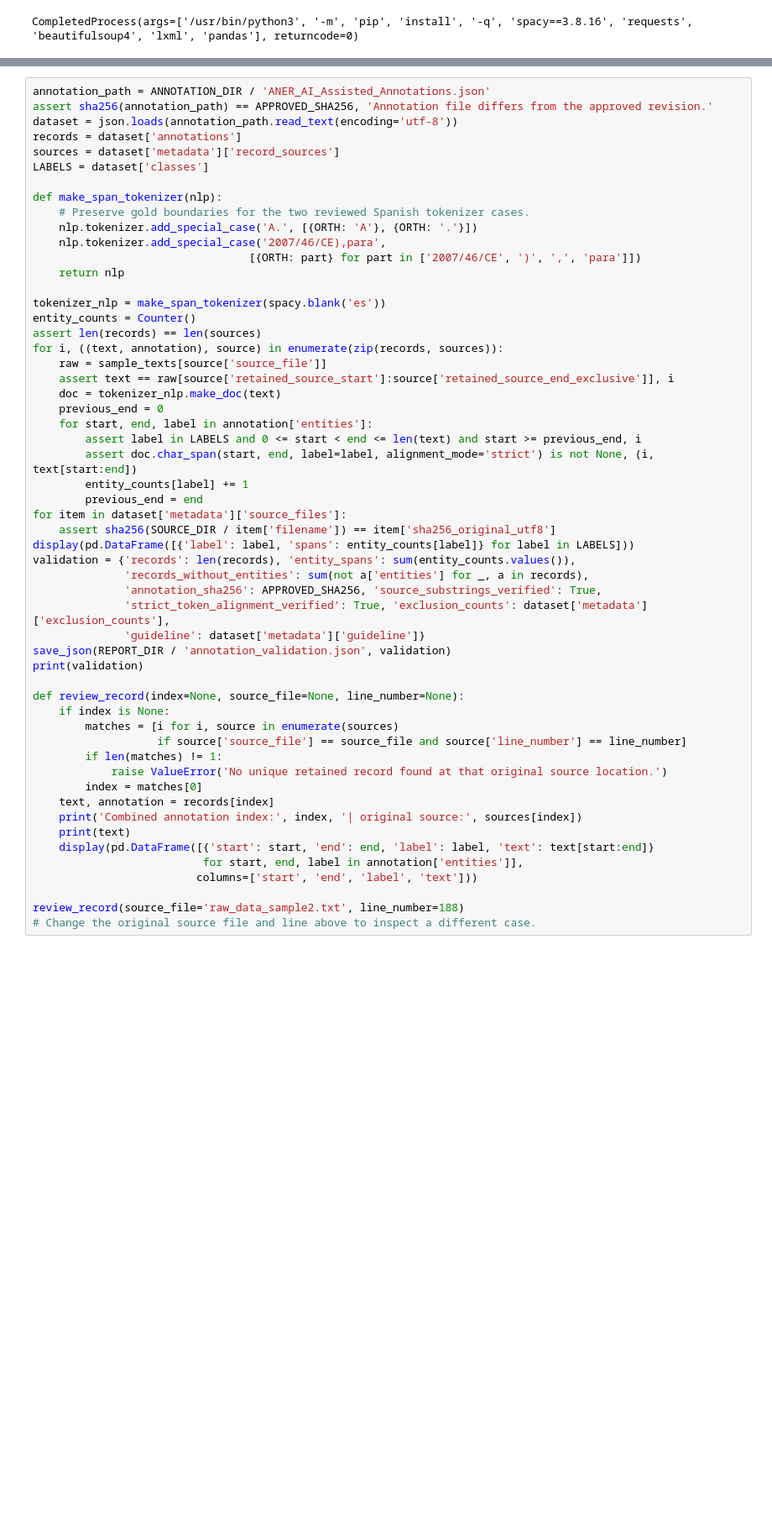
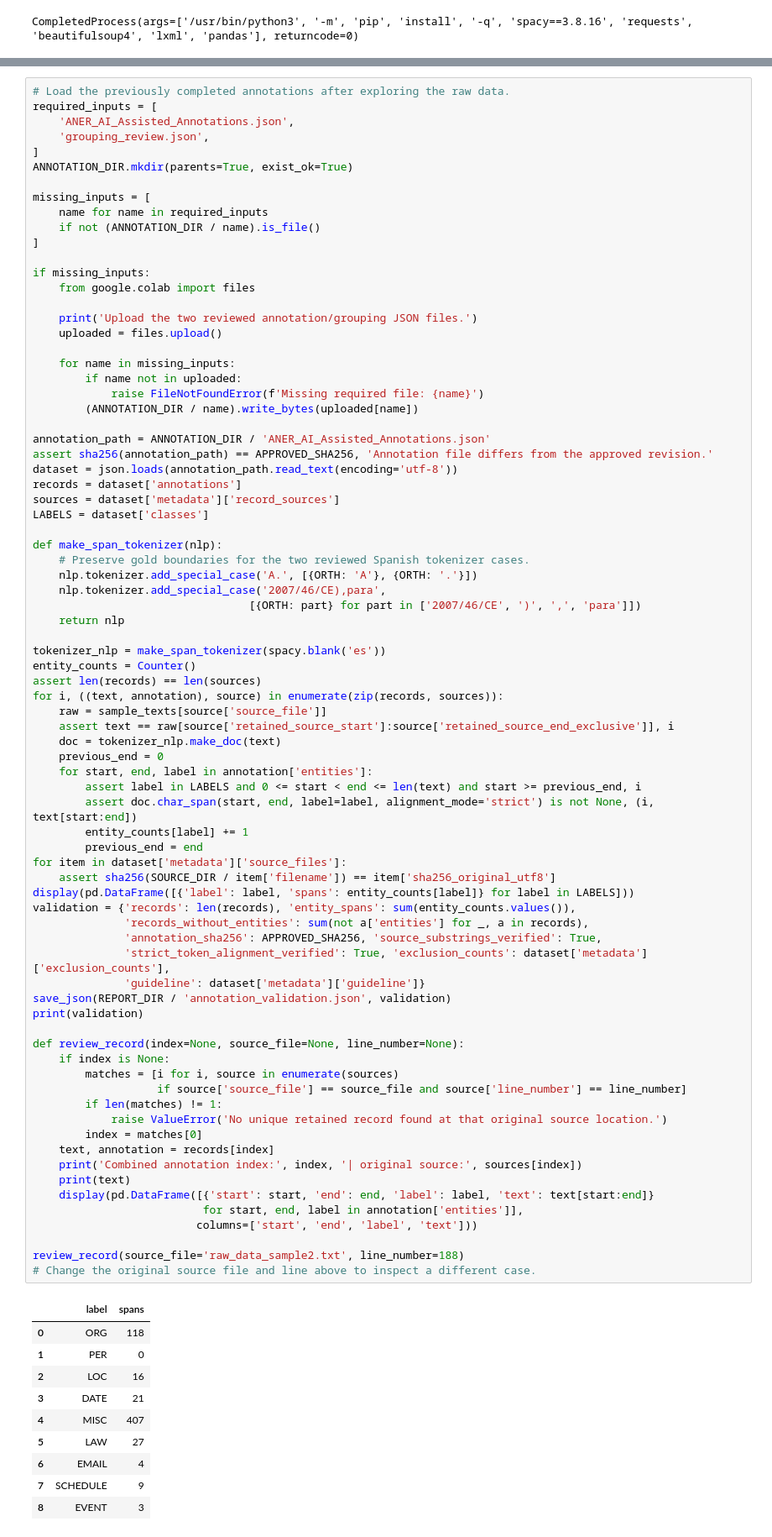
Before and after one commit to Valenlingo/ANER-spanish-procurement, a Jupyter notebook: ANER_Colab.ipynb, the cells around one changed output, grey strips where cells are left out. Shown at 84% size. Cells and saved outputs as stored; diff of their text form; blank space fills up the shorter version.

```diff
--- a/ANER_Colab.ipynb
+++ b/ANER_Colab.ipynb
@@ -376,6 +369,29 @@ between two human annotators. Model evaluation measures agreement with this
 annotation set; its quality and limited coverage constrain the conclusions.
 Before proceeding, inspect the counts and several records below.
 # %%
+# Load the previously completed annotations after exploring the raw data.
+required_inputs = [
+    'ANER_AI_Assisted_Annotations.json',
+    'grouping_review.json',
+]
+ANNOTATION_DIR.mkdir(parents=True, exist_ok=True)
+
+missing_inputs = [
+    name for name in required_inputs
+    if not (ANNOTATION_DIR / name).is_file()
+]
+
+if missing_inputs:
+    from google.colab import files
+
+    print('Upload the two reviewed annotation/grouping JSON files.')
+    uploaded = files.upload()
+
+    for name in missing_inputs:
+        if name not in uploaded:
+            raise FileNotFoundError(f'Missing required file: {name}')
+        (ANNOTATION_DIR / name).write_bytes(uploaded[name])
+
 annotation_path = ANNOTATION_DIR / 'ANER_AI_Assisted_Annotations.json'
 assert sha256(annotation_path) == APPROVED_SHA256, 'Annotation file differs from the approved revision.'
 dataset = json.loads(annotation_path.read_text(encoding='utf-8'))
@@ -403,30 +419,41 @@ for i, ((text, annotation), source) in enumerate(zip(records, sources)):
         assert doc.char_span(start, end, label=label, alignment_mode='strict') is not None, (i, text[start:end])
         entity_counts[label] += 1
         previous_end = end
 for item in dataset['metadata']['source_files']:
     assert sha256(SOURCE_DIR / item['filename']) == item['sha256_original_utf8']
 display(pd.DataFrame([{'label': label, 'spans': entity_counts[label]} for label in LABELS]))
 validation = {'records': len(records), 'entity_spans': sum(entity_counts.values()),
               'records_without_entities': sum(not a['entities'] for _, a in records),
               'annotation_sha256': APPROVED_SHA256, 'source_substrings_verified': True,
               'strict_token_alignment_verified': True, 'exclusion_counts': dataset['metadata']['exclusion_counts'],
               'guideline': dataset['metadata']['guideline']}
 save_json(REPORT_DIR / 'annotation_validation.json', validation)
 print(validation)
 
 def review_record(index=None, source_file=None, line_number=None):
     if index is None:
         matches = [i for i, source in enumerate(sources)
                    if source['source_file'] == source_file and source['line_number'] == line_number]
         if len(matches) != 1:
             raise ValueError('No unique retained record found at that original source location.')
         index = matches[0]
     text, annotation = records[index]
     print('Combined annotation index:', index, '| original source:', sources[index])
     print(text)
     display(pd.DataFrame([{'start': start, 'end': end, 'label': label, 'text': text[start:end]}
                           for start, end, label in annotation['entities']],
                          columns=['start', 'end', 'label', 'text']))
 
 review_record(source_file='raw_data_sample2.txt', line_number=188)
 # Change the original source file and line above to inspect a different case.
+# %% [output]
+|  | label | spans |
+| 0 | ORG | 118 |
+| 1 | PER | 0 |
+| 2 | LOC | 16 |
+| 3 | DATE | 21 |
+| 4 | MISC | 407 |
+| 5 | LAW | 27 |
+| 6 | EMAIL | 4 |
+| 7 | SCHEDULE | 9 |
+| 8 | EVENT | 3 |
```
Also changed, not shown: parts of 6 cells of this notebook, 1 other file.
